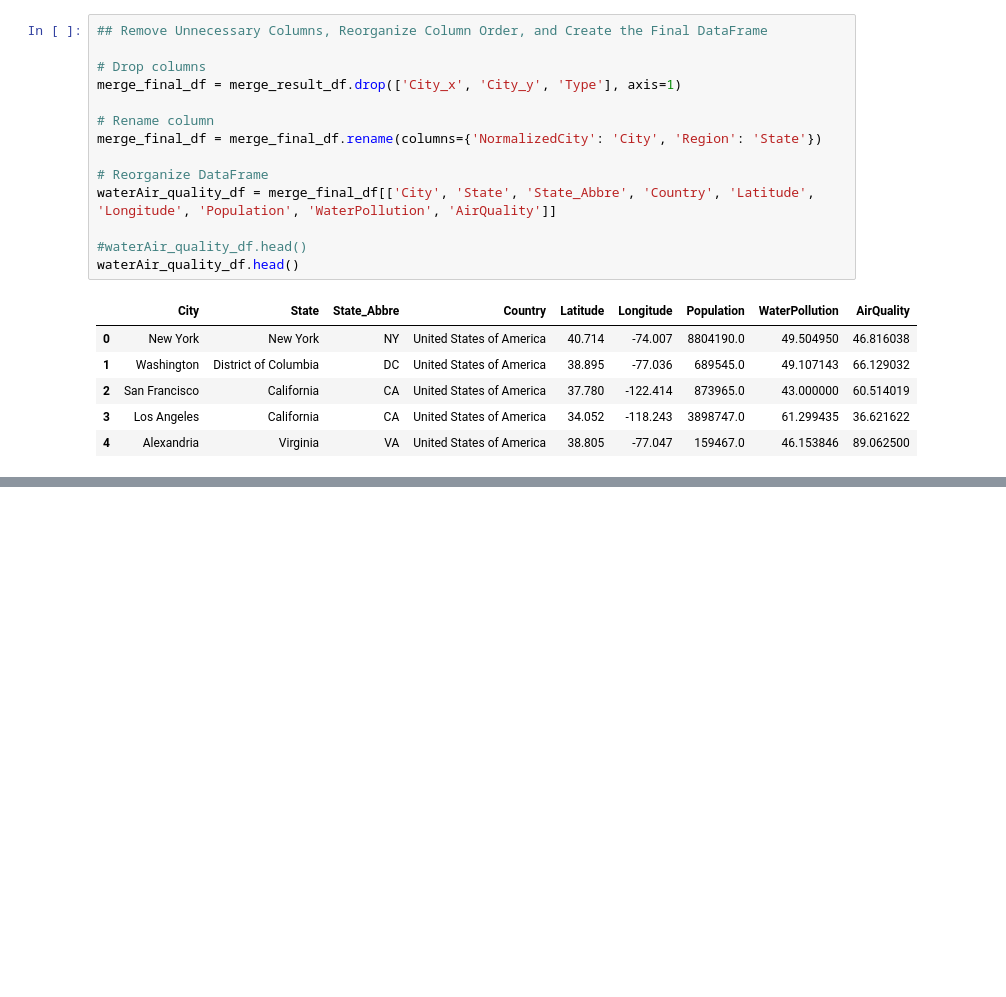
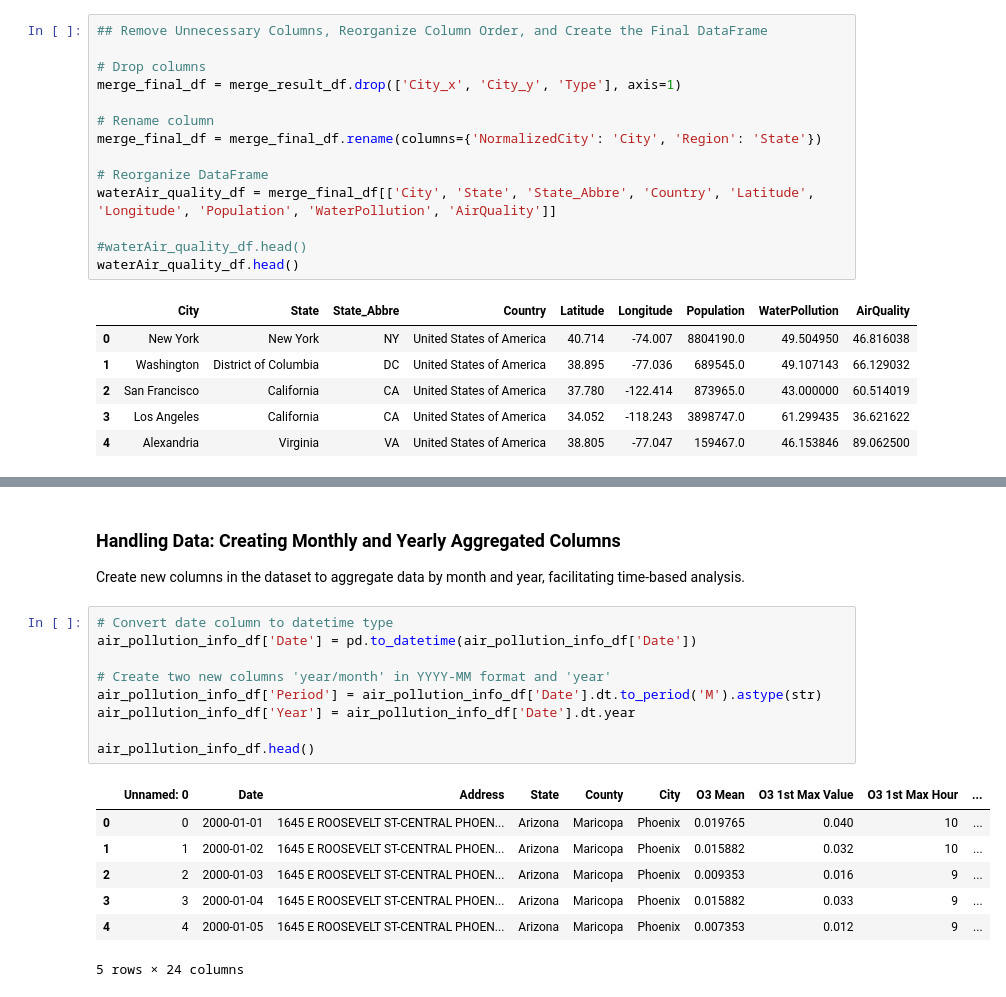
Before and after one commit to yuledez/ucv-data-proj3-group-2, a Jupyter notebook: waterAir_quality.ipynb, the cells around one changed output, grey strips where cells are left out. Saved outputs shown, nothing was run; the diff lists cells and outputs as text; blank space fills up the shorter version.

```diff
--- a/waterAir_quality.ipynb
+++ b/waterAir_quality.ipynb
@@ -225,0 +286,21 @@ waterAir_quality_df.to_json(
+# %% [markdown]
+### Handling Data: Creating Monthly and Yearly Aggregated Columns
+
+Create new columns in the dataset to aggregate data by month and year, facilitating time-based analysis.
+# %%
+# Convert date column to datetime type
+air_pollution_info_df['Date'] = pd.to_datetime(air_pollution_info_df['Date'])
+
+# Create two new columns 'year/month' in YYYY-MM format and 'year'
+air_pollution_info_df['Period'] = air_pollution_info_df['Date'].dt.to_period('M').astype(str)
+air_pollution_info_df['Year'] = air_pollution_info_df['Date'].dt.year
+
+air_pollution_info_df.head()
+# %% [output]
+|  | Unnamed: 0 | Date | Address | State | County | City | O3 Mean | O3 1st Max Value | O3 1st Max Hour | ... |
+| 0 | 0 | 2000-01-01 | 1645 E ROOSEVELT ST-CENTRAL PHOEN... | Arizona | Maricopa | Phoenix | 0.019765 | 0.040 | 10 | ... |
+| 1 | 1 | 2000-01-02 | 1645 E ROOSEVELT ST-CENTRAL PHOEN... | Arizona | Maricopa | Phoenix | 0.015882 | 0.032 | 10 | ... |
+| 2 | 2 | 2000-01-03 | 1645 E ROOSEVELT ST-CENTRAL PHOEN... | Arizona | Maricopa | Phoenix | 0.009353 | 0.016 | 9 | ... |
+| 3 | 3 | 2000-01-04 | 1645 E ROOSEVELT ST-CENTRAL PHOEN... | Arizona | Maricopa | Phoenix | 0.015882 | 0.033 | 9 | ... |
+| 4 | 4 | 2000-01-05 | 1645 E ROOSEVELT ST-CENTRAL PHOEN... | Arizona | Maricopa | Phoenix | 0.007353 | 0.012 | 9 | ... |
+5 rows × 24 columns
```
Also changed, not shown: parts of 24 cells of this notebook, 10 other files.
